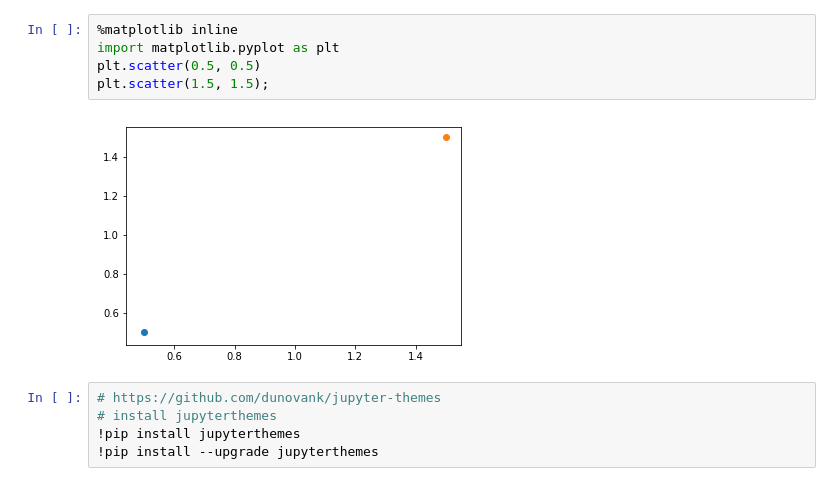
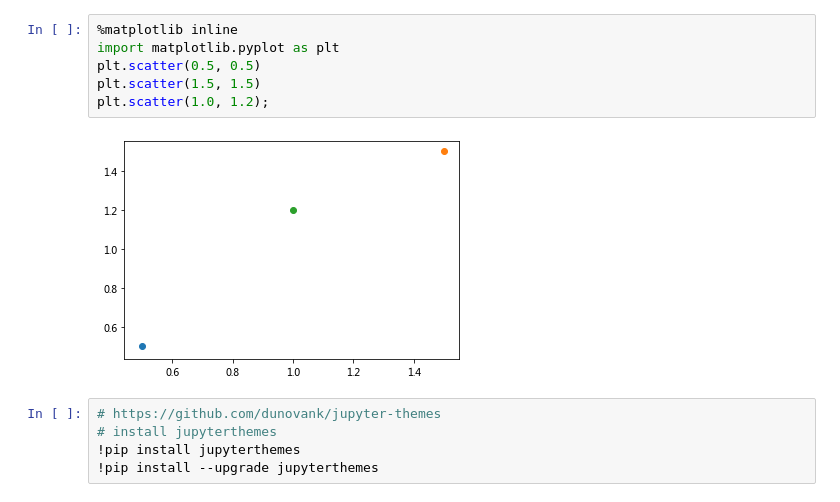
Before and after one commit to SocratesClub/bigdata, a Jupyter notebook: code/01.jupyter_notebook.ipynb, the cells around one changed output. Cells and saved outputs as stored; diff of their text form.

```diff
--- a/code/01.jupyter_notebook.ipynb
+++ b/code/01.jupyter_notebook.ipynb
@@ -32,10 +35,11 @@
 # %%
 %matplotlib inline
 import matplotlib.pyplot as plt
 plt.scatter(0.5, 0.5)
-plt.scatter(1.5, 1.5);
+plt.scatter(1.5, 1.5)
+plt.scatter(1.0, 1.2);
 # %% [output]
-[figure, old version]
+[figure, new version]
 # %%
 # https://github.com/dunovank/jupyter-themes
 # install jupyterthemes
```
Also changed, not shown: parts of 11 cells of this notebook, 4 other files.
